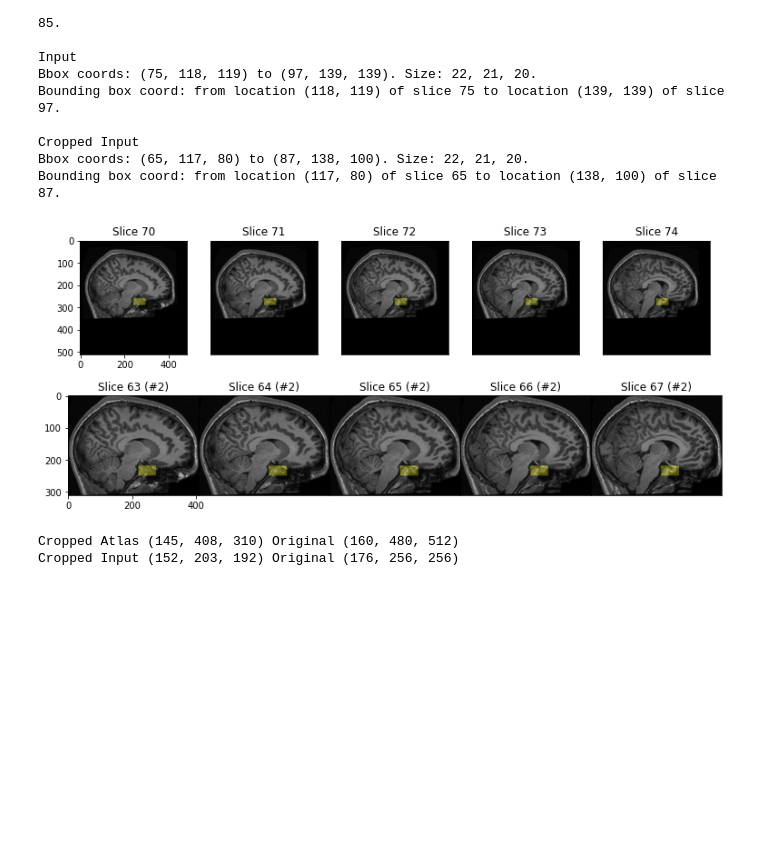
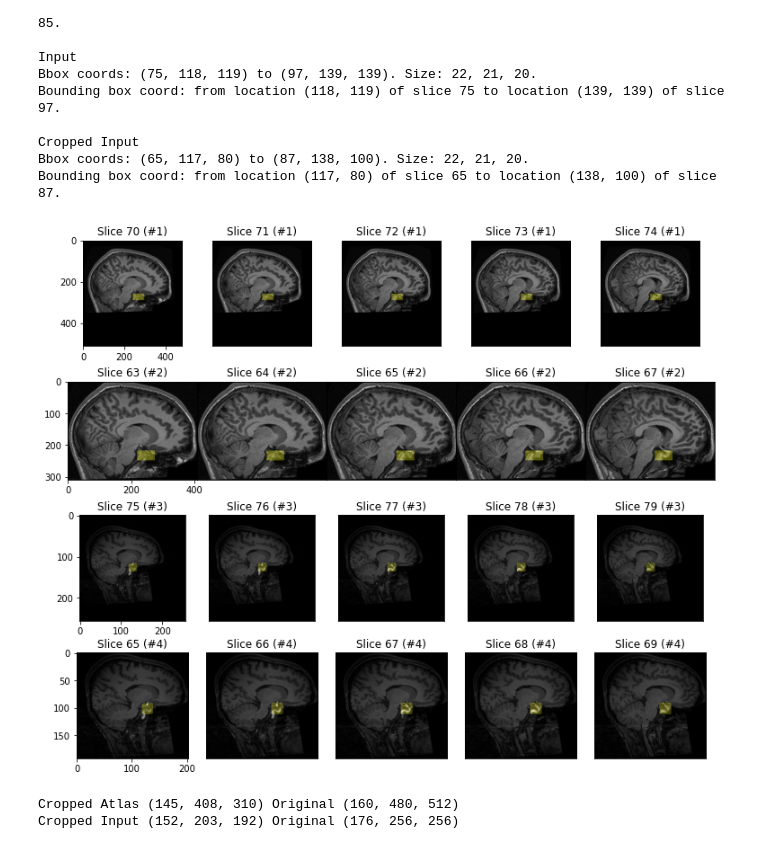
Before and after one commit to RGologorsky/DeepPit, a Jupyter notebook: 1 - Cascaded.ipynb, the cells around one changed output. Saved outputs shown, nothing was run; the diff lists cells and outputs as text; code cells hidden in the pictures; blank space fills up the shorter version.

```diff
--- a/1 - Cascaded.ipynb
+++ b/1 - Cascaded.ipynb
@@ -174,21 +169,31 @@ Bounding box coord: from location (117, 80) of slice 65 to location (138, 100) o
 # %%
 # Viz
 atlas_slice_range        = lrange(70,75)
 cropped_atlas_slice_range = lrange(63, 68)
 
-viz_axis(atlas_arr, \
+input_slice_range        = lrange(75,80)
+cropped_input_slice_range = lrange(65, 70)
+
+viz_axis(np_arr = atlas_arr, \
         bin_mask_arr  = atlas_mask_arr, color1 = "yellow", alpha1=0.3, \
         slices=atlas_slice_range, fixed_axis=0, \
         axis_fn = np.rot90, \
 
         np_arr_b = cropped_atlas_arr, \
-        bin_mask_arr_b  = cropped_atlas_mask_arr, color1_b = "yellow", alpha1_b=0.3, \
-        slices_b = cropped_atlas_slice_range, fixed_axis_b=0, \
-        axis_fn_b = np.rot90, \
+        bin_mask_arr_b  = cropped_atlas_mask_arr,
+        slices_b = cropped_atlas_slice_range, \
 
-        grid = [2, 5], hspace=0.3, fig_mult=2)
+        np_arr_c = input_arr, \
+        bin_mask_arr_c  = input_mask_arr,
+        slices_c = input_slice_range, \
+
+        np_arr_d = cropped_input_arr, \
+        bin_mask_arr_d  = cropped_input_mask_arr,
+        slices_d = cropped_input_slice_range, \
+
+        grid = [4, 5], hspace=0.3, fig_mult=2)
 # %% [output]
-[figure, old version]
+[figure, new version]
 # %%
 print("Cropped Atlas", cropped_atlas_obj.GetSize(), "Original", atlas_obj.GetSize())
 print("Cropped Input", cropped_input_obj.GetSize(), "Original", input_obj.GetSize())
```
Also changed, not shown: parts of 41 cells of this notebook, 6 other files.
